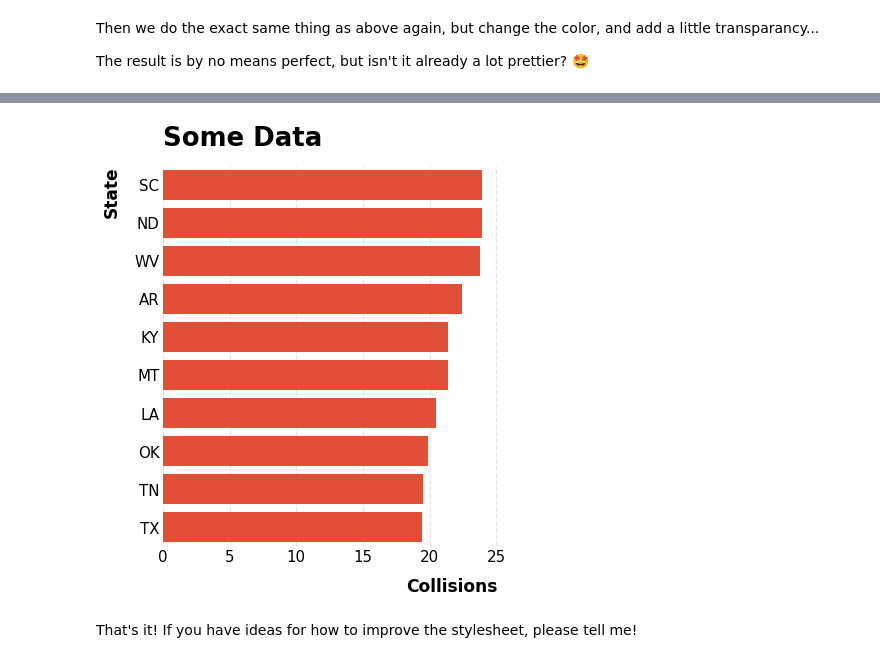
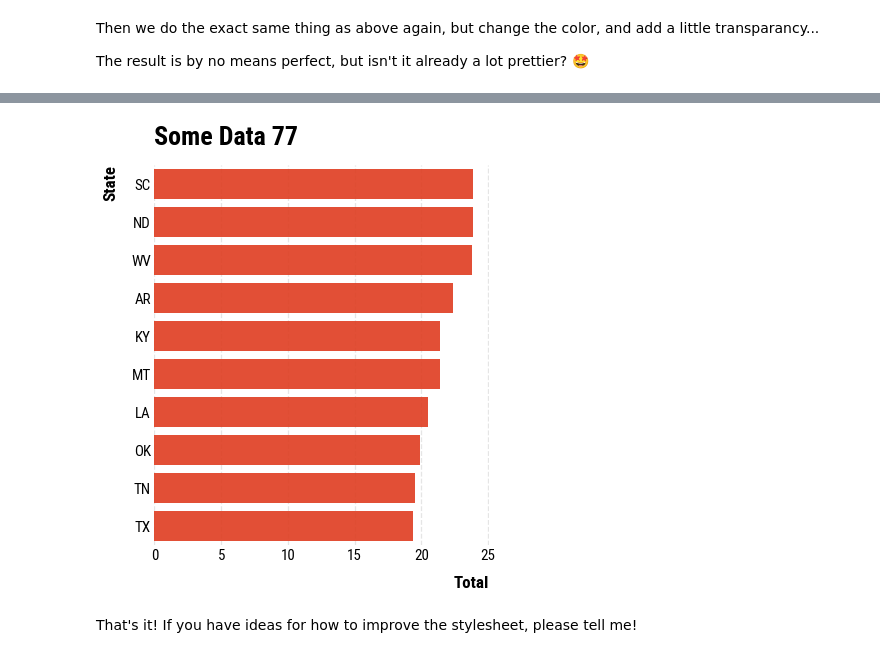
Before and after one commit to MNoichl/opinionated, a Jupyter notebook: opinionated_trial_notebook.ipynb, the cells around one changed output, grey strips where cells are left out. Saved outputs shown, nothing was run; the diff lists cells and outputs as text; code cells hidden in the pictures.

```diff
--- a/opinionated_trial_notebook.ipynb
+++ b/opinionated_trial_notebook.ipynb
@@ -71,7 +53,7 @@ Then we do the exact same thing as above again, but change the color, and add a
 
 The result is by no means perfect, but isn't it already a lot prettier? 🤩
 # %%
-plt.style.use("opinions")
+
 
 f, ax = plt.subplots(figsize=(6, 7))
 
@@ -80,13 +62,12 @@ f, ax = plt.subplots(figsize=(6, 7))
 # You should be able to put any google-font here:
 plt.rc('font', family='Roboto Condensed')
 
-
 sns.barplot(x="total", y="abbrev", data=crashes,
             label="Total", color="#ff2500", alpha=.9)
-ax.set_title('Some Data')
+ax.set_title('Some Data 77')
 ax.set_ylabel("State")
-ax.set_xlabel("Collisions")
-
+ax.set_xlabel("Total")
+plt.show()
 # Now lets save with good defaults:
-plt.savefig('my_sample_plot.png',bbox_inches='tight',dpi =400, transparent=False)
+# plt.savefig('my_sample_plot.png',bbox_inches='tight',dpi =400, transparent=False)
 # %% [output]
@@ -96,3 +74,3 @@ WARNING:matplotlib.font_manager:findfont: Font family ['Roboto Condensed'] not f
-[figure, old version]
+[figure, new version]
 # %% [markdown]
 That's it! If you have ideas for how to improve the stylesheet, please tell me!
```
Also changed, not shown: parts of 10 cells of this notebook.
